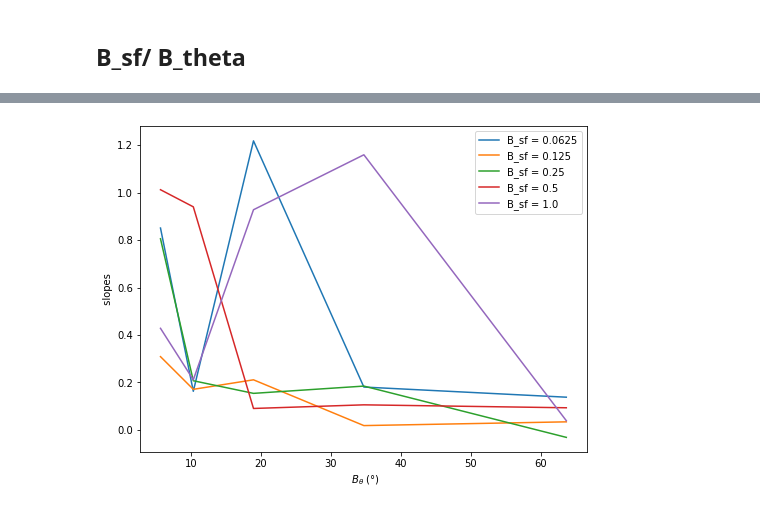
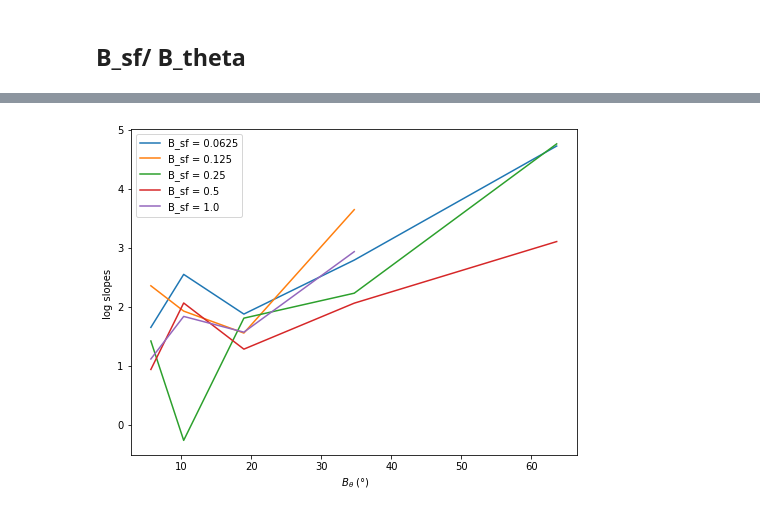
Before and after one commit to jennafradin/MSc-Internship, a Jupyter notebook: Notebooks/W17/30_analysis_sklearn.ipynb, the cells around one changed output, grey strips where cells are left out. Cells and saved outputs as stored; diff of their text form; code cells hidden in the pictures.

```diff
--- a/Notebooks/W17/30_analysis_sklearn.ipynb
+++ b/Notebooks/W17/30_analysis_sklearn.ipynb
@@ -209,11 +214,11 @@ slopes
 # %%
 coef_list = []
 plt.figure(figsize = (8,6))
 for iB_sf, B_sf in enumerate(B_sf_list):
-    plt.plot(slopes[B_sf]['B_thetas'], slopes[B_sf]['slopes'], label='B_sf = %s' % B_sf)
+    plt.plot(slopes[B_sf]['B_thetas'], -np.log(slopes[B_sf]['slopes']), label='B_sf = %s' % B_sf)
 plt.xlabel(r' $B_\theta$ (°)')
-plt.ylabel(r' slopes ')
+plt.ylabel(r'log slopes ')
 plt.legend(loc ='best')
 plt.show()
 # %% [output]
-[figure, old version]
+[figure, new version]
```
Also changed, not shown: parts of 6 cells of this notebook, 5 other files.
